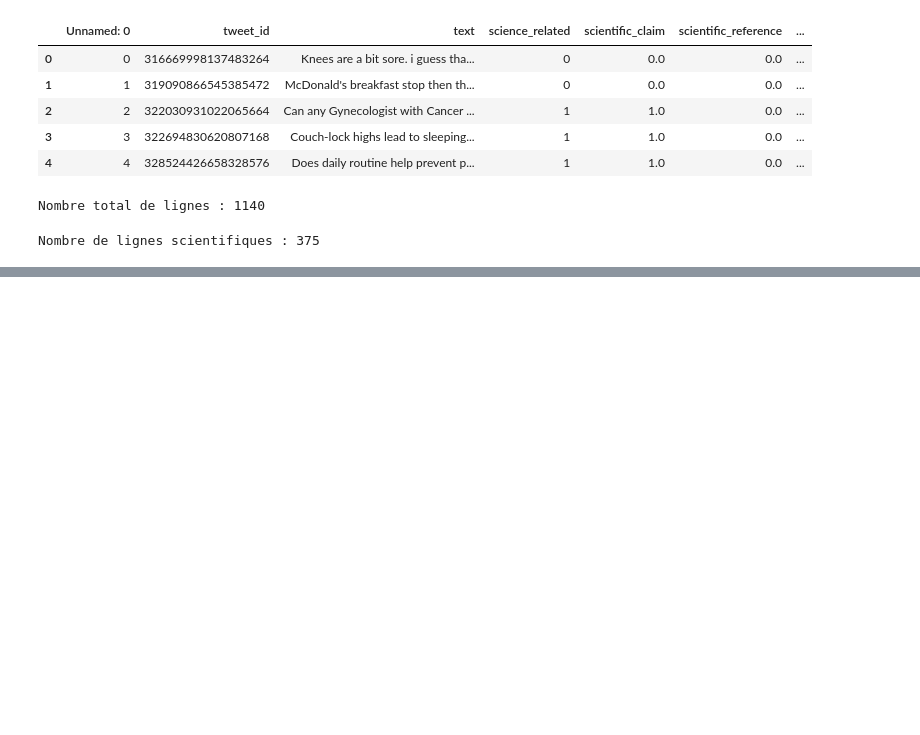
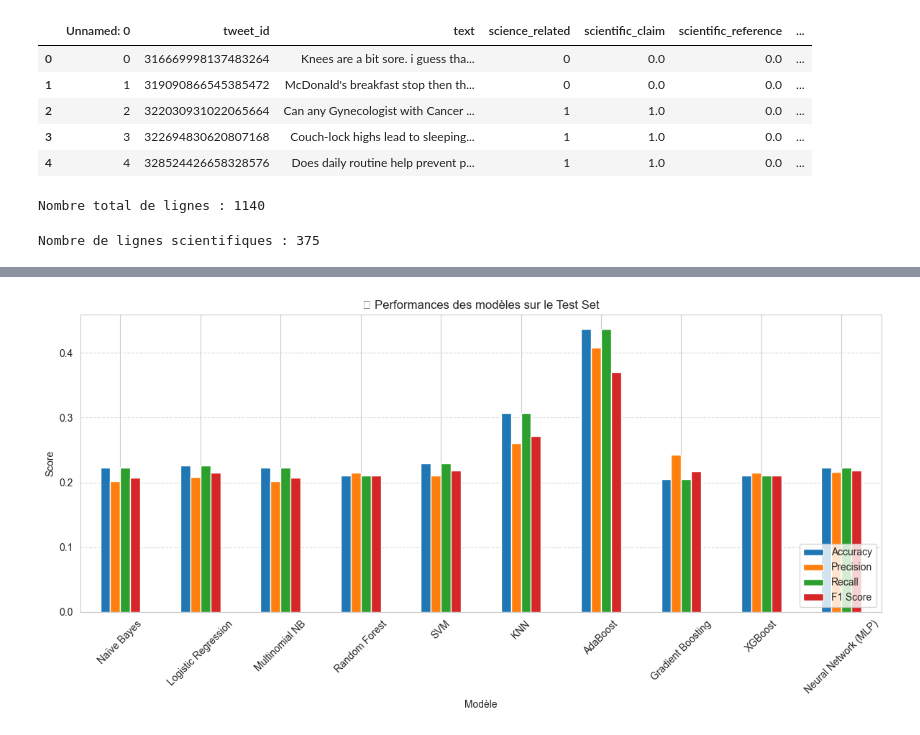
Before and after one commit to NinaShine/Machine_learning, a Jupyter notebook: Projet/claimVSrefVScontext.ipynb, the cells around one changed output, grey strips where cells are left out. Cells and saved outputs as stored; diff of their text form; code cells hidden in the pictures; blank space fills up the shorter version.

```diff
--- a/Projet/claimVSrefVScontext.ipynb
+++ b/Projet/claimVSrefVScontext.ipynb
@@ -237,0 +357,89 @@ weighted avg       0.67      0.99      0.79       141
+# %%
+from sklearn.model_selection import StratifiedKFold
+from sklearn.metrics import accuracy_score, precision_score, recall_score, f1_score
+import matplotlib.pyplot as plt
+import pandas as pd
+import numpy as np
+
+from sklearn.naive_bayes import MultinomialNB
+from sklearn.linear_model import LogisticRegression
+from sklearn.ensemble import RandomForestClassifier, AdaBoostClassifier, GradientBoostingClassifier
+from sklearn.svm import SVC, LinearSVC
+from sklearn.neighbors import KNeighborsClassifier
+from sklearn.neural_network import MLPClassifier
+from xgboost import XGBClassifier
+
+import warnings
+warnings.filterwarnings("ignore")
+
+# ✅ Dictionnaire des modèles
+models = {
+    "Naïve Bayes": MultinomialNB(),
+    "Logistic Regression": LogisticRegression(max_iter=500),
+    "Multinomial NB": MultinomialNB(),
+    "Random Forest": RandomForestClassifier(),
+    "SVM": LinearSVC(),
+    "KNN": KNeighborsClassifier(),
+    "AdaBoost": AdaBoostClassifier(),
+    "Gradient Boosting": GradientBoostingClassifier(random_state=42),
+    "XGBoost": XGBClassifier(use_label_encoder=False, eval_metric='logloss'),
+    "Neural Network (MLP)": MLPClassifier(max_iter=300)
+}
+
+skf = StratifiedKFold(n_splits=5, shuffle=True, random_state=42)
+
+scores = {}
+
+X = X_final
+
+# Boucle sur chaque modèle
+for model_name, model in models.items():
+    acc_list, prec_list, rec_list, f1_list = [], [], [], []
+
+    for train_idx, test_idx in skf.split(X, y):
+        X_train, X_test = X[train_idx], X[test_idx]
+        y_train, y_test = y.iloc[train_idx], y.iloc[test_idx]
+
+        try:
+            model.fit(X_train, y_train)
+            y_pred = model.predict(X_test)
+
+            acc_list.append(accuracy_score(y_test, y_pred))
+            prec_list.append(precision_score(y_test, y_pred, average='weighted'))
+            rec_list.append(recall_score(y_test, y_pred, average='weighted'))
+            f1_list.append(f1_score(y_test, y_pred, average='weighted'))
+
+        except Exception as e:
+            print(f"❌ Erreur pour {model_name} : {e}")
+            acc_list.append(np.nan)
+            prec_list.append(np.nan)
+            rec_list.append(np.nan)
+            f1_list.append(np.nan)
+
+    # Résumé des scores pour le modèle courant
+    scores[model_name] = {
+        "Accuracy": f"{np.mean(acc_list):.3f} ± {np.std(acc_list):.3f}",
+        "Precision": f"{np.mean(prec_list):.3f}",
+        "Recall": f"{np.mean(rec_list):.3f}",
+        "F1 Score": f"{np.mean(f1_list):.3f}",
+    }
+
+df_scores = pd.DataFrame(scores).T
+
+display(df_scores)
+
+# On extrait uniquement les moyennes numériques (pas l'écart-type)
+plot_df = df_scores[["Accuracy", "Precision", "Recall", "F1 Score"]].copy()
+plot_df["Accuracy"] = plot_df["Accuracy"].str.extract(r"([\d\.]+)").astype(float)
+plot_df[["Precision", "Recall", "F1 Score"]] = plot_df[["Precision", "Recall", "F1 Score"]].astype(float)
+
+plot_df.plot(kind='bar', figsize=(12, 6))
+plt.title("📊 Performances des modèles sur le Test Set")
+plt.xlabel("Modèle")
+plt.ylabel("Score")
+plt.xticks(rotation=45)
+plt.legend(loc="lower right")
+plt.grid(axis="y", linestyle="--", alpha=0.7)
+plt.tight_layout()
+plt.show()
+# %% [output]
@@ -237,0 +457 @@ weighted avg       0.67      0.99      0.79       141
+[figure, added]
```
Also changed, not shown: parts of 14 cells of this notebook, 1 other file.
